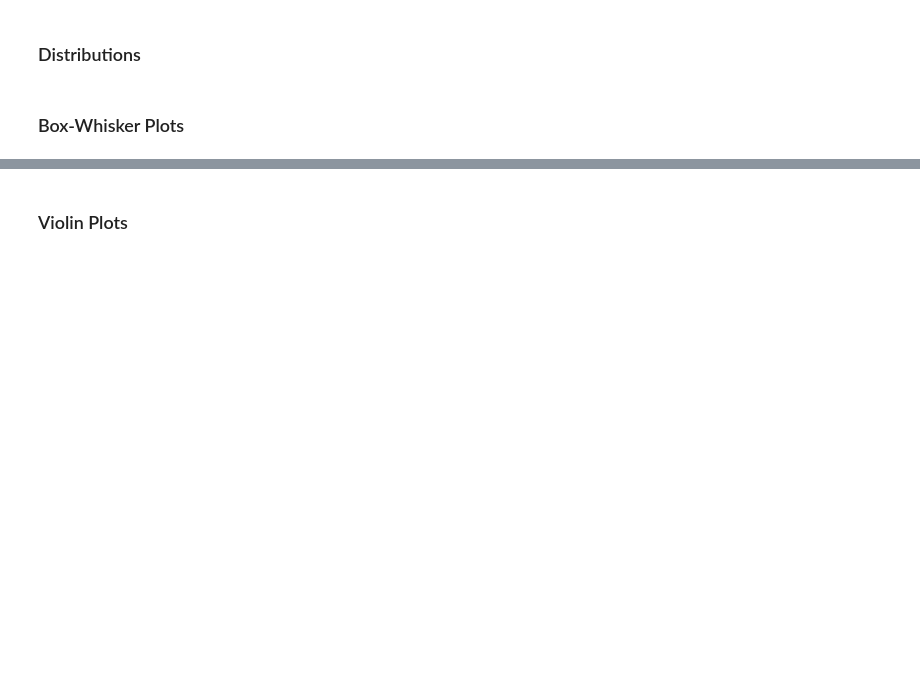
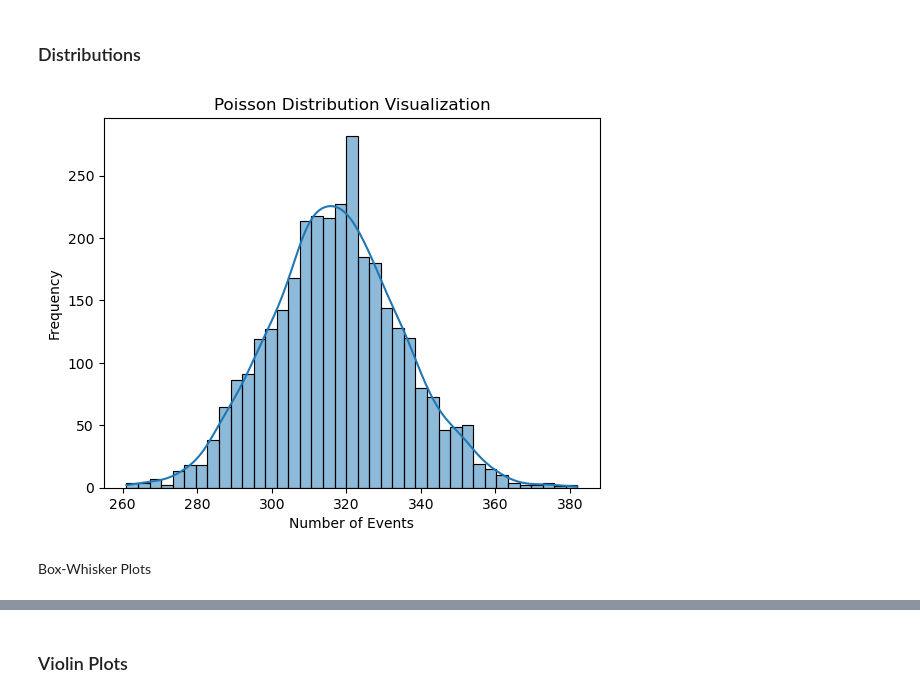
Before and after one commit to Sharpy796/CMPS4510_SteamGameAnalyzer, a Jupyter notebook: project_cluster_cmps451.ipynb, the cells around one changed output, grey strips where cells are left out. Cells and saved outputs as stored; diff of their text form; code cells hidden in the pictures; blank space fills up the shorter version.

Commit message:
Add files via upload
Distributions and Dataframe cleanup fix

```diff
--- a/project_cluster_cmps451.ipynb
+++ b/project_cluster_cmps451.ipynb
@@ -201,7 +202,19 @@ plt.tight_layout()
 # %% [markdown]
 ### Distributions
+# %%
+lam = 317
+played_time_avg = df["played_time"].sum()/3173
+rating_avg = df["positive_rating"].sum()/3173
+data = np.random.poisson(lam=317, size=3173)
+sns.histplot(data, kde=True)
+plt.title("Poisson Distribution Visualization")
+plt.xlabel("Number of Events")
+plt.ylabel("Frequency")
+plt.show()
+# %% [output]
+[figure, added]
 # %% [markdown]
-### Box-Whisker Plots
+Box-Whisker Plots
 # %%
 df_filt_boxplot = df_filt.filter(items=['time_to_finish_h', 'time_to_complete_h',
                                       'positive_votes', 'negative_votes', 'played_time',
```
Also changed, not shown: parts of 5 cells of this notebook.
